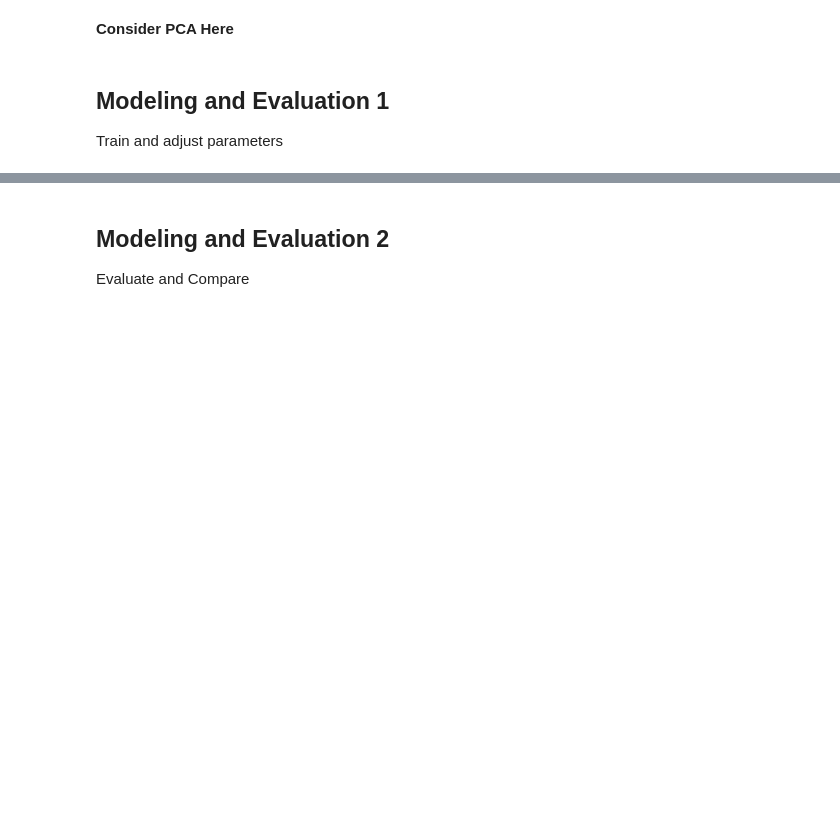
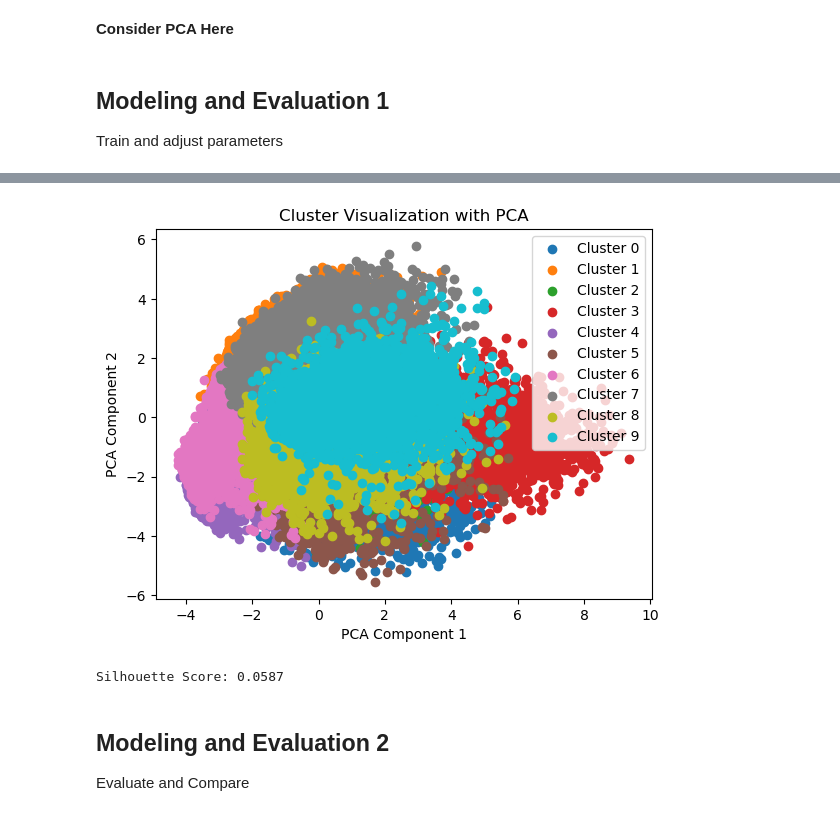
Before and after one commit to NickSager/DS7331_Projects, a Jupyter notebook: Lab03.ipynb, the cells around one changed output, grey strips where cells are left out. Cells and saved outputs as stored; diff of their text form; code cells hidden in the pictures; blank space fills up the shorter version.

```diff
--- a/Lab03.ipynb
+++ b/Lab03.ipynb
@@ -269,0 +311,6 @@ Train and adjust parameters
+# %%
+cluster_labels = np.zeros_like(clusters)
+
+for cluster in range(n_clusters):
+    mask = (clusters == cluster)
+    cluster_labels[mask] = mode(y_train[mask])[0]
@@ -270,3 +399,29 @@ Train and adjust parameters
+# %%
+from sklearn.decomposition import PCA
+import matplotlib.pyplot as plt
+
+# Applying PCA
+pca = PCA(n_components=2)
+X_pca = pca.fit_transform(X_train)
+
+# Scatter plot
+for cluster in range(n_clusters):
+    plt.scatter(X_pca[clusters == cluster, 0], X_pca[clusters == cluster, 1], label=f'Cluster {cluster}')
+plt.xlabel('PCA Component 1')
+plt.ylabel('PCA Component 2')
+plt.title('Cluster Visualization with PCA')
+plt.legend()
+plt.show()
+# %% [output]
+[figure, added]
+# %%
+from sklearn.metrics import silhouette_score
+
+# Calculating the silhouette score
+silhouette = silhouette_score(X_train, clusters)
+print(f"Silhouette Score: {silhouette:.4f}")
+# %% [output]
+Silhouette Score: 0.0587
 # %% [markdown]
 ## Modeling and Evaluation 2
 
```
Also changed, not shown: parts of 26 cells of this notebook.
